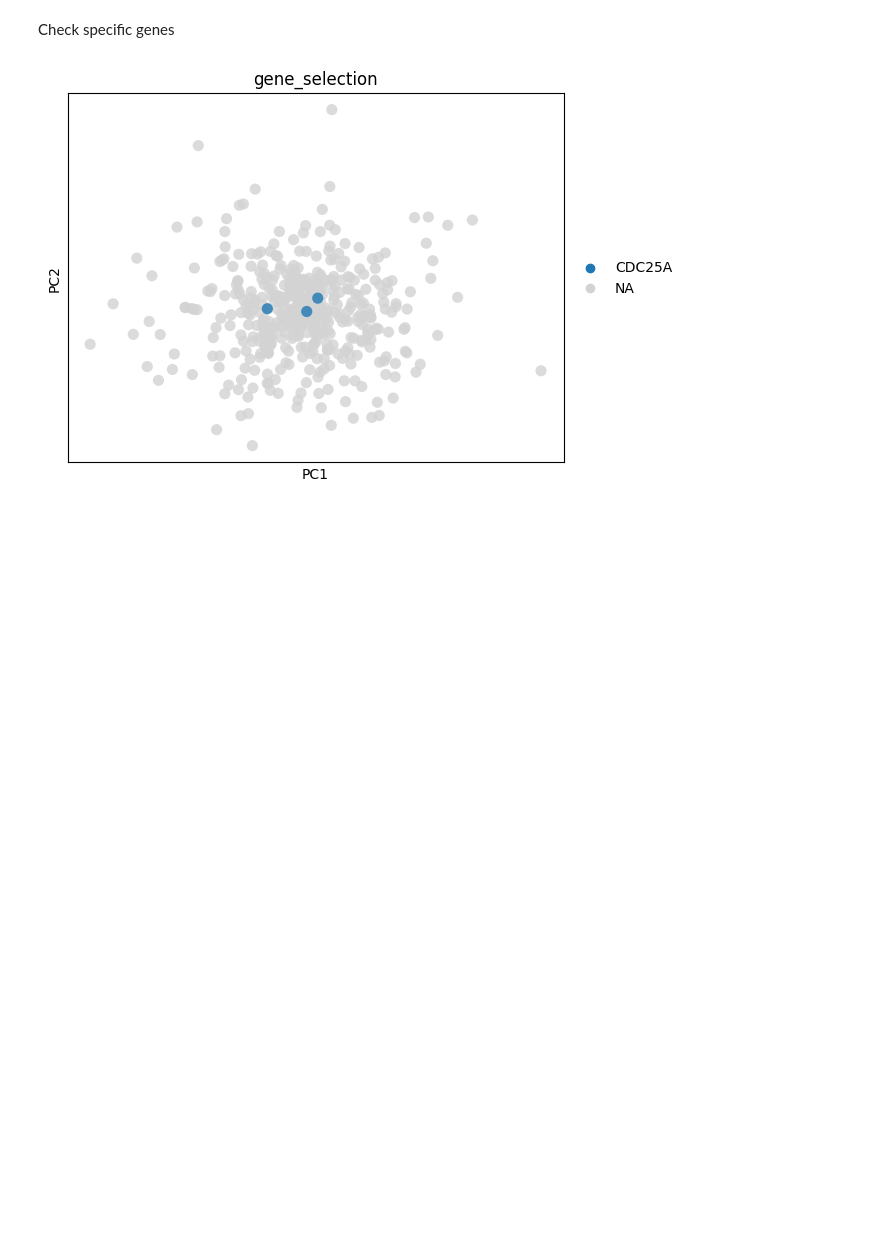
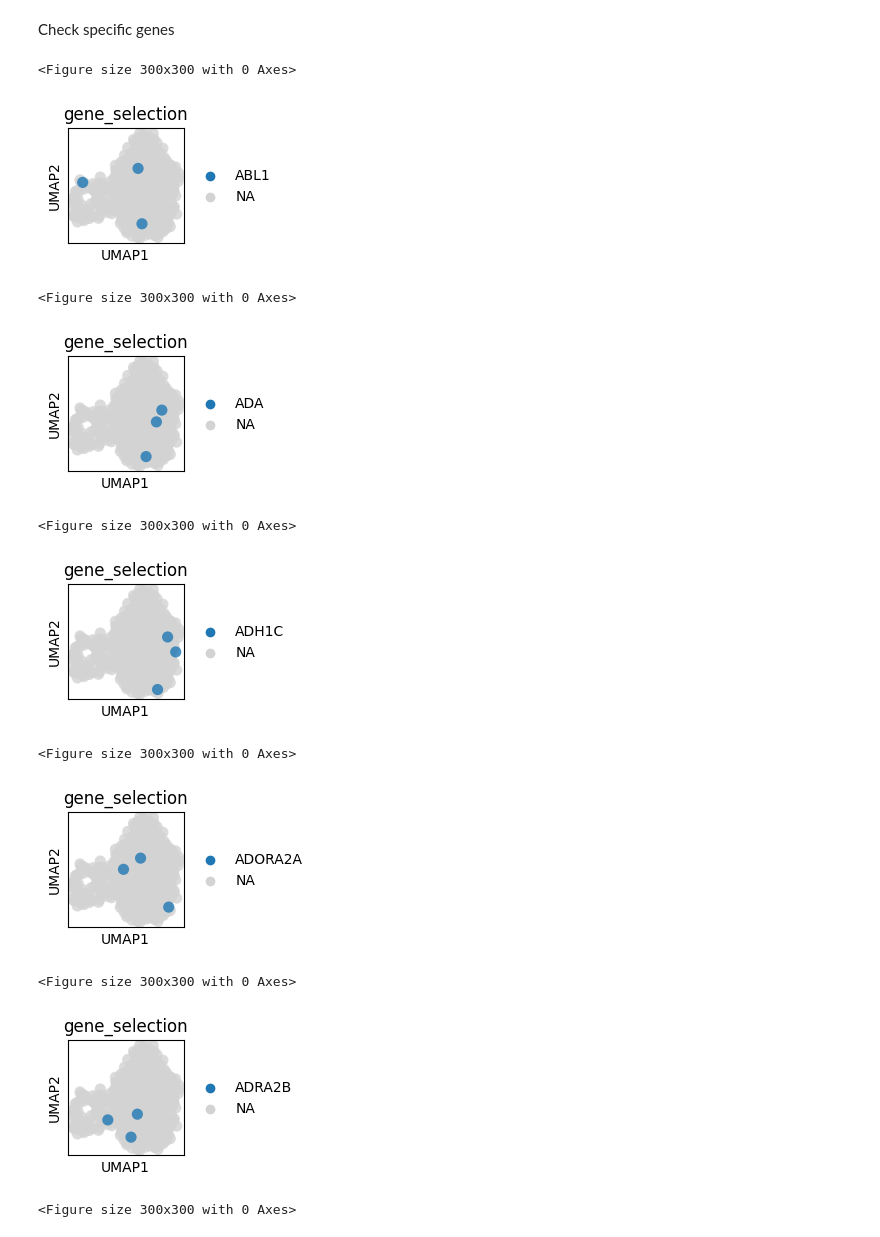
Before and after one commit to theislab/IMPA, a Jupyter notebook: notebooks/cpg0000/drug_embeddings.ipynb, the cells around one changed output. Cells and saved outputs as stored; diff of their text form; code cells hidden in the pictures; blank space fills up the shorter version.

```diff
--- a/notebooks/cpg0000/drug_embeddings.ipynb
+++ b/notebooks/cpg0000/drug_embeddings.ipynb
@@ -6,13 +6,23 @@ import scanpy as sc
 import torch
 import seaborn as sns
 import matplotlib.pyplot as plt
+
+from matplotlib import rcParams
+FIGSIZE=(1.5,1.5)
+rcParams['figure.figsize']=FIGSIZE
+import warnings
+warnings.filterwarnings('ignore')
 # %%
 def plot_umap_by_X_value(adata, column, selected):
     condition = (adata.obs[column] == selected)
     adata.obs['gene_selection'] = 'others'  # Set default color to gray
     adata.obs.loc[condition, 'gene_selection'] = selected
     # Define a custom color map
-    sc.pl.pca(adata, color=['gene_selection'], groups=selected, show=False, alpha=0.8)  # Adjust the palette as needed
+    # plt.figure(figsize=(3,3))
+    # sc.pl.pca(adata, color=['gene_selection'], groups=selected, show=False, alpha=0.8)  # Adjust the palette as needed
+    # plt.show()
+    plt.figure(figsize=(3,3))
+    sc.pl.umap(adata, color=['gene_selection'], groups=selected, show=False, alpha=0.8)  # Adjust the palette as needed
     plt.show()
 # %%
 metadata_cpg0000 = pd.read_csv("/lustre/groups/ml01/datasets/projects/cpg0000_alessandro/metadata/metadata_large.csv",
@@ -20,10 +30,12 @@ metadata_cpg0000 = pd.read_csv("/lustre/groups/ml01/datasets/projects/cpg0000_al
 metadata_cpg0000_trt = metadata_cpg0000.loc[metadata_cpg0000.STATE=="trt"]
 # %%
 metadata_cpg0000_cpd = metadata_cpg0000_trt.drop_duplicates(subset="CPD_NAME", keep="last").sort_values(by="CPD_NAME")
+# %%
+gene_unique = np.unique(metadata_cpg0000_cpd.GENE)
 # %% [markdown]
 Collect embeddings
 # %%
-ebeddings_path = "/home/icb/alessandro.palma/environment/IMPA/IMPA/project_folder/experiments/20231221_a58c2563-a547-4faa-aa80-b9b6ed2f3ed5_cpg0000_total_large_deterministic/checkpoint/000019_embeddings.ckpt"
+ebeddings_path = "/home/icb/alessandro.palma/environment/IMPA/IMPA/project_folder/experiments/20240115_35929b66-de4e-4acf-a58f-d95b26034998_cpg0000_total_large_transported/checkpoint/000076_embeddings.ckpt"
 # %%
 embeddings = torch.load(ebeddings_path)["embedding_matrix"]["weight"]
 # %%
@@ -36,6 +48,17 @@ sc.tl.umap(adata)
 # %% [markdown]
 Check specific genes
 # %%
-plot_umap_by_X_value(adata, "GENE", "CDC25A")
+for gene in gene_unique:
+    plot_umap_by_X_value(adata, "GENE", gene)
 # %% [output]
+<Figure size 300x300 with 0 Axes>
-[figure, old version]
+[figure, new version]
+<Figure size 300x300 with 0 Axes>
+[figure, added]
+<Figure size 300x300 with 0 Axes>
+[figure, added]
+<Figure size 300x300 with 0 Axes>
+[figure, added]
+<Figure size 300x300 with 0 Axes>
+[figure, added]
+<Figure size 300x300 with 0 Axes>
```
Also changed, not shown: parts of 4 cells of this notebook, 9 other files.
